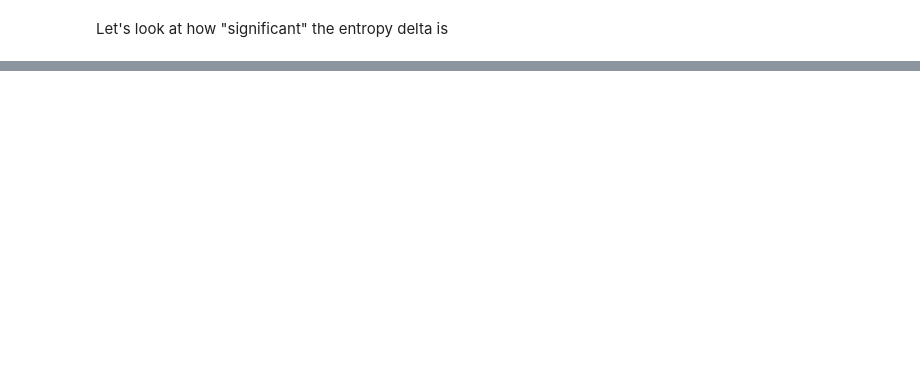
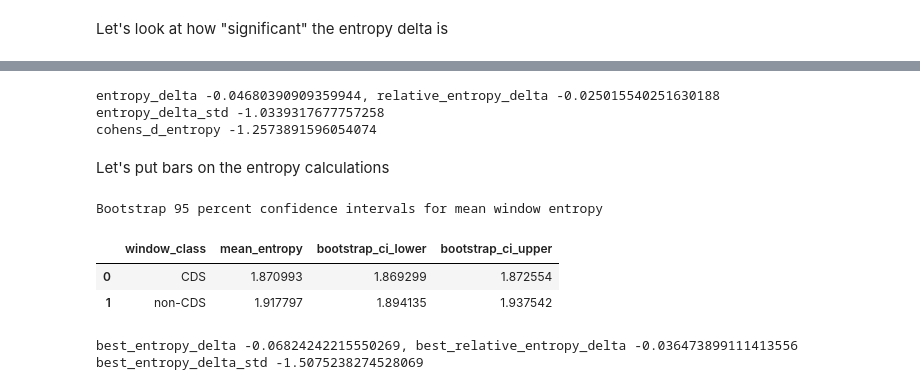
Before and after one commit to dpmcgonigle/applied-mathematics-5300-uml, a Jupyter notebook: wavelets_g_gmc.ipynb, the cells around one changed output, grey strips where cells are left out. Cells and saved outputs as stored; diff of their text form; code cells hidden in the pictures; blank space fills up the shorter version.

```diff
--- a/wavelets_g_gmc.ipynb
+++ b/wavelets_g_gmc.ipynb
@@ -1367,0 +1477,77 @@ print(f"cohens_d_entropy {cohens_d_entropy}")
+# %%
+entropy_delta = cds_entropy_mean - noncds_entropy_mean
+relative_entropy_delta = entropy_delta / cds_entropy_mean
+cds_entropy_values = entropy_compare[
+    entropy_compare["window_class"] == "CDS"
+]["scale_entropy"].dropna().to_numpy()
+noncds_entropy_values = entropy_compare[
+    entropy_compare["window_class"] == "non-CDS"
+]["scale_entropy"].dropna().to_numpy()
+n_cds = len(cds_entropy_values)
+n_noncds = len(noncds_entropy_values)
+pooled_entropy_std = np.sqrt(
+    (
+        (n_cds - 1) * cds_entropy_std**2
+        + (n_noncds - 1) * noncds_entropy_std**2
+    )
+    / (n_cds + n_noncds - 2)
+)
+cohens_d_entropy = entropy_delta / pooled_entropy_std
+entropy_delta_std = entropy_delta / noncds_entropy_std
+print(f"entropy_delta {entropy_delta}, relative_entropy_delta {relative_entropy_delta}")
+print(f"entropy_delta_std {entropy_delta_std}")
+print(f"cohens_d_entropy {cohens_d_entropy}")
+# %% [output]
+entropy_delta -0.04680390909359944, relative_entropy_delta -0.025015540251630188
+entropy_delta_std -1.0339317677757258
+cohens_d_entropy -1.2573891596054074
+# %% [markdown]
+Let's put bars on the entropy calculations
+# %%
+def bootstrap_mean_ci(values, n_boot=1000, alpha=0.05, random_state=0):
+    rng = np.random.default_rng(random_state)
+    values = np.asarray(values, dtype=float)
+    values = values[~np.isnan(values)]
+
+    if len(values) == 0:
+        return np.nan, np.nan, np.nan
+
+    boot_means = []
+    for _ in range(n_boot):
+        sample = rng.choice(values, size=len(values), replace=True)
+        boot_means.append(sample.mean())
+
+    lower = np.percentile(boot_means, 100 * (alpha / 2))
+    upper = np.percentile(boot_means, 100 * (1 - alpha / 2))
+    return values.mean(), lower, upper
+
+entropy_bootstrap_rows = []
+for window_class in ["CDS", "non-CDS"]:
+    values = entropy_compare[
+        entropy_compare["window_class"] == window_class
+    ]["scale_entropy"].to_numpy()
+    mean_entropy, ci_lower, ci_upper = bootstrap_mean_ci(values)
+    entropy_bootstrap_rows.append({
+        "window_class": window_class,
+        "mean_entropy": mean_entropy,
+        "bootstrap_ci_lower": ci_lower,
+        "bootstrap_ci_upper": ci_upper,
+    })
+
+entropy_bootstrap_summary = pd.DataFrame(entropy_bootstrap_rows)
+print("Bootstrap 95 percent confidence intervals for mean window entropy")
+display(entropy_bootstrap_summary)
+# %% [output]
+Bootstrap 95 percent confidence intervals for mean window entropy
+|  | window_class | mean_entropy | bootstrap_ci_lower | bootstrap_ci_upper |
+| 0 | CDS | 1.870993 | 1.869299 | 1.872554 |
+| 1 | non-CDS | 1.917797 | 1.894135 | 1.937542 |
+# %%
+best_entropy_delta = entropy_bootstrap_summary.iloc[0].loc["bootstrap_ci_lower"] - entropy_bootstrap_summary.iloc[1].loc["bootstrap_ci_upper"]
+best_relative_entropy_delta = best_entropy_delta / cds_entropy_mean
+best_entropy_delta_std = best_entropy_delta / noncds_entropy_std
+print(f"best_entropy_delta {best_entropy_delta}, best_relative_entropy_delta {best_relative_entropy_delta}")
+print(f"best_entropy_delta_std {best_entropy_delta_std}")
+# %% [output]
+best_entropy_delta -0.06824242215550269, best_relative_entropy_delta -0.036473899111413556
+best_entropy_delta_std -1.5075238274528069
```
Also changed, not shown: parts of 16 cells of this notebook.
